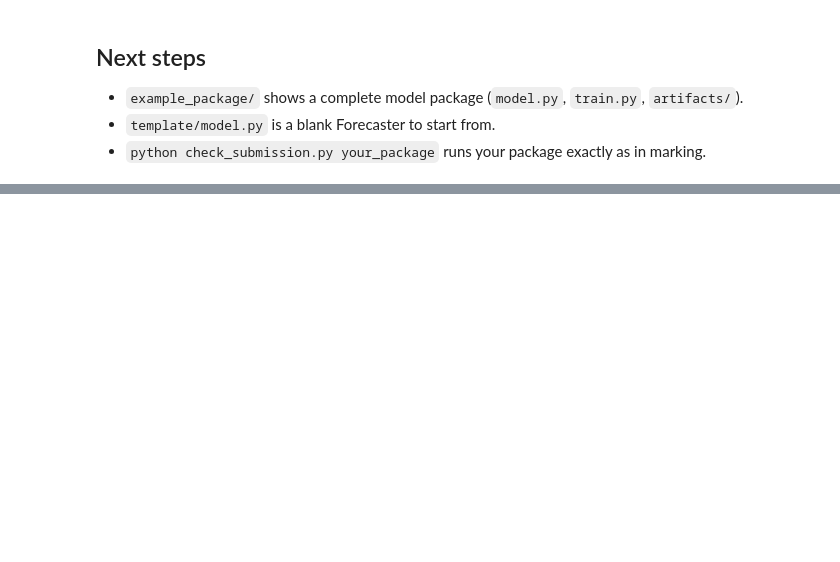
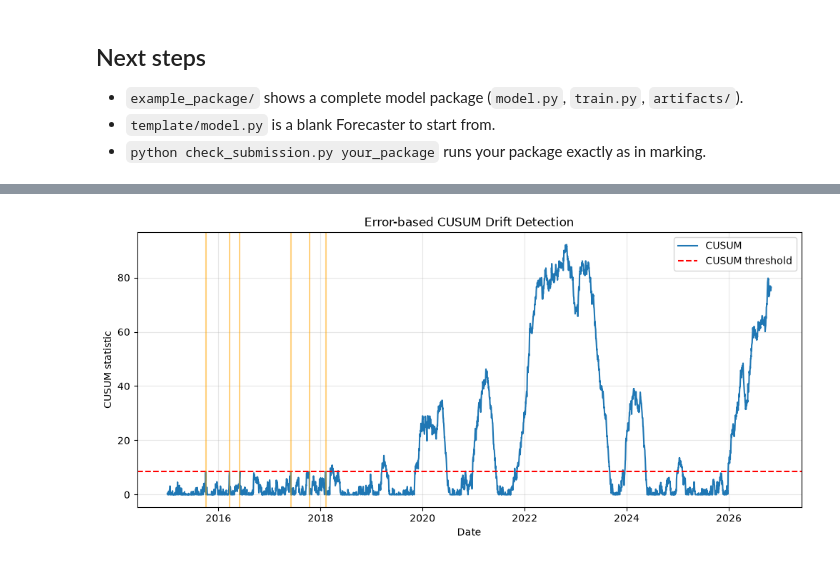
Before and after one commit to zyuraa/COMP9417MLPROJECT, a Jupyter notebook: starter_notebook.ipynb, the cells around one changed output, grey strips where cells are left out. Cells and saved outputs as stored; diff of their text form; code cells hidden in the pictures; blank space fills up the shorter version.

Commit message:
added some plotting code

```diff
--- a/starter_notebook.ipynb
+++ b/starter_notebook.ipynb
@@ -831,0 +691,33 @@ display(yearly.round(4))
+# %%
+import pandas as pd
+import matplotlib.pyplot as plt
+
+trace = pd.read_csv(
+    "classification/stage2/alarms/logreg_cusum_trace.csv",
+    parse_dates=["date"]
+)
+
+alarms = trace[trace["alarm"]]
+
+plt.figure(figsize=(12, 5))
+
+plt.plot(trace["date"], trace["cusum"], label="CUSUM")
+
+plt.axhline(
+    8.5003,
+    color="red",
+    linestyle="--",
+    label="CUSUM threshold"
+)
+
+for date in alarms["date"]:
+    plt.axvline(date, color="orange", alpha=0.5)
+
+plt.xlabel("Date")
+plt.ylabel("CUSUM statistic")
+plt.title("Error-based CUSUM Drift Detection")
+plt.legend()
+plt.grid(alpha=0.3)
+plt.show()
+# %% [output]
+[figure, added]
```
Also changed, not shown: parts of 16 cells of this notebook.
